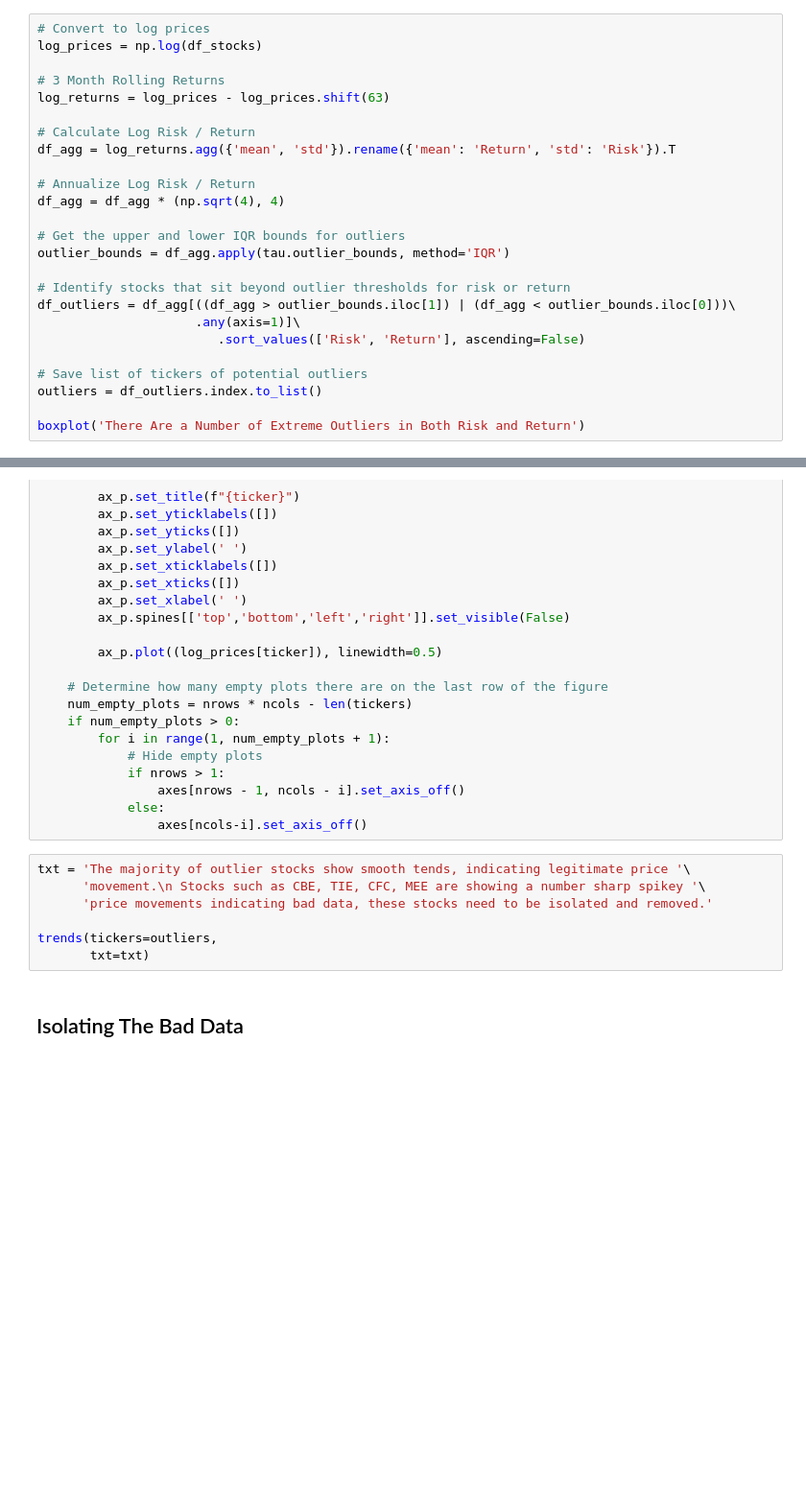
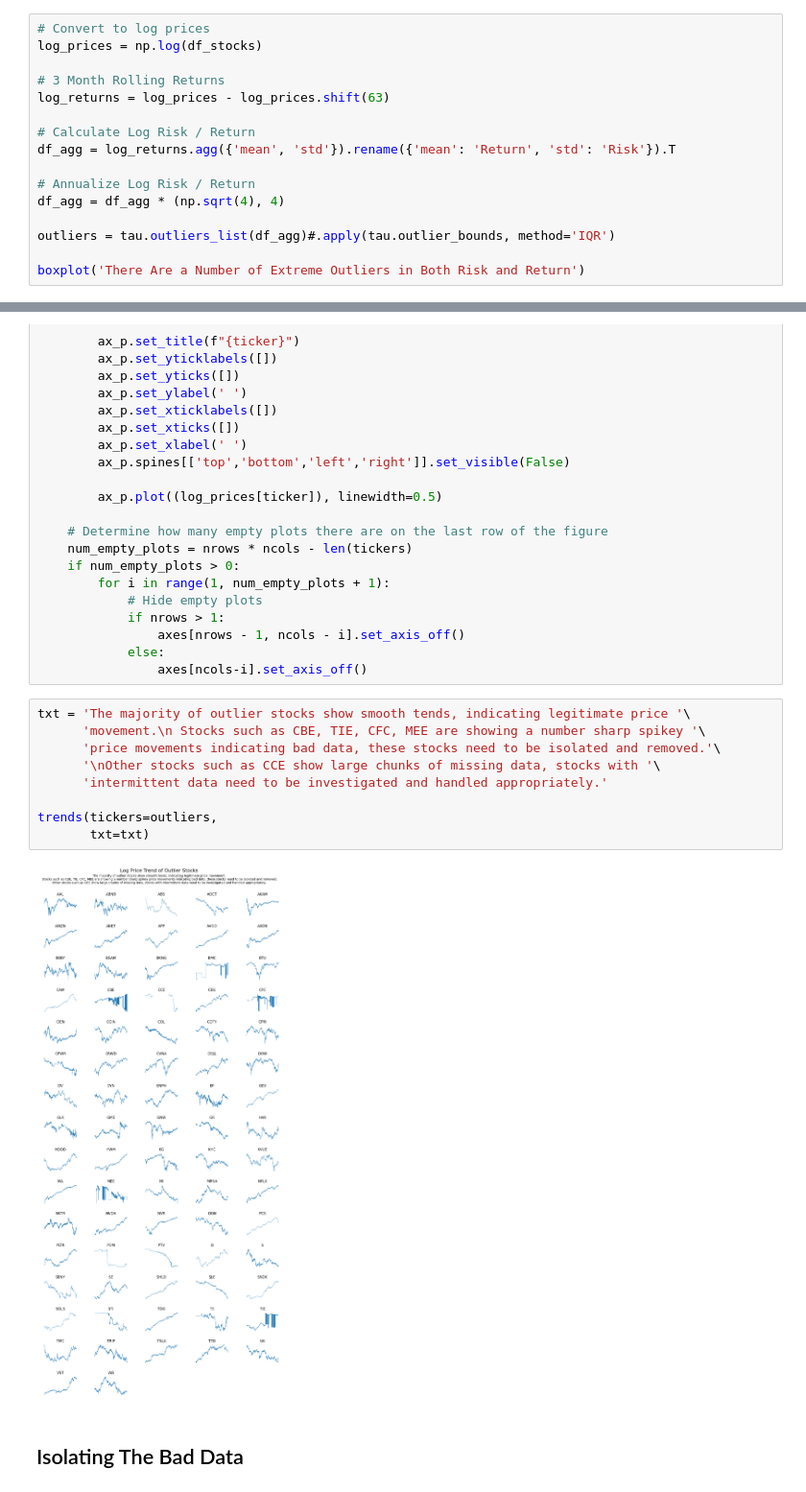
Before and after one commit to JamieW365/trading_algos, a Jupyter notebook: notebooks/data processing/identifying_outliers.ipynb, the cells around one changed output, grey strips where cells are left out. Shown at 96% size. Drawn from its saved outputs; the diff is of its cells as text; blank space fills up the shorter version.

```diff
--- a/notebooks/data processing/identifying_outliers.ipynb
+++ b/notebooks/data processing/identifying_outliers.ipynb
@@ -93,16 +94,7 @@ df_agg = log_returns.agg({'mean', 'std'}).rename({'mean': 'Return', 'std': 'Risk
 # Annualize Log Risk / Return
 df_agg = df_agg * (np.sqrt(4), 4)
 
-# Get the upper and lower IQR bounds for outliers
-outlier_bounds = df_agg.apply(tau.outlier_bounds, method='IQR')
-
-# Identify stocks that sit beyond outlier thresholds for risk or return
-df_outliers = df_agg[((df_agg > outlier_bounds.iloc[1]) | (df_agg < outlier_bounds.iloc[0]))\
-                     .any(axis=1)]\
-                        .sort_values(['Risk', 'Return'], ascending=False)
-
-# Save list of tickers of potential outliers
-outliers = df_outliers.index.to_list()
+outliers = tau.outliers_list(df_agg)#.apply(tau.outlier_bounds, method='IQR')
 
 boxplot('There Are a Number of Extreme Outliers in Both Risk and Return')
 # %% [output]
@@ -158,10 +150,14 @@ def trends(tickers,
 # %%
 txt = 'The majority of outlier stocks show smooth tends, indicating legitimate price '\
       'movement.\n Stocks such as CBE, TIE, CFC, MEE are showing a number sharp spikey '\
-      'price movements indicating bad data, these stocks need to be isolated and removed.'
+      'price movements indicating bad data, these stocks need to be isolated and removed.'\
+      '\nOther stocks such as CCE show large chunks of missing data, stocks with '\
+      'intermittent data need to be investigated and handled appropriately.'
 
 trends(tickers=outliers,
        txt=txt)
+# %% [output]
+[figure, added]
 # %% [markdown]
 ## Isolating The Bad Data
 # %%
```
Also changed, not shown: parts of 31 cells of this notebook.
